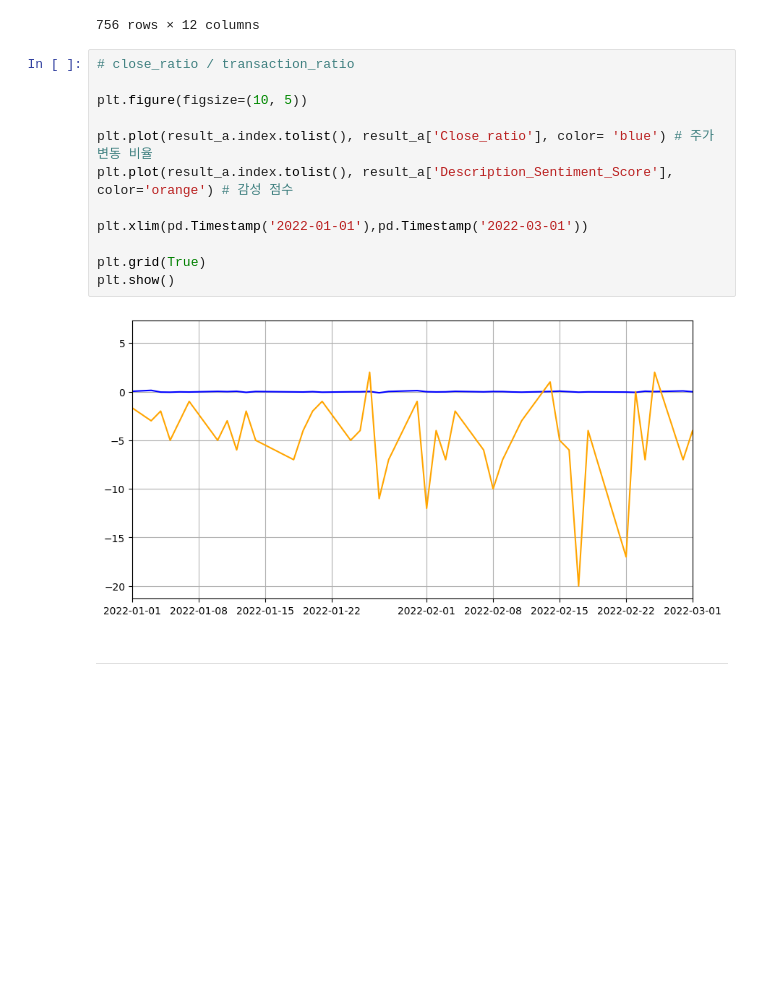
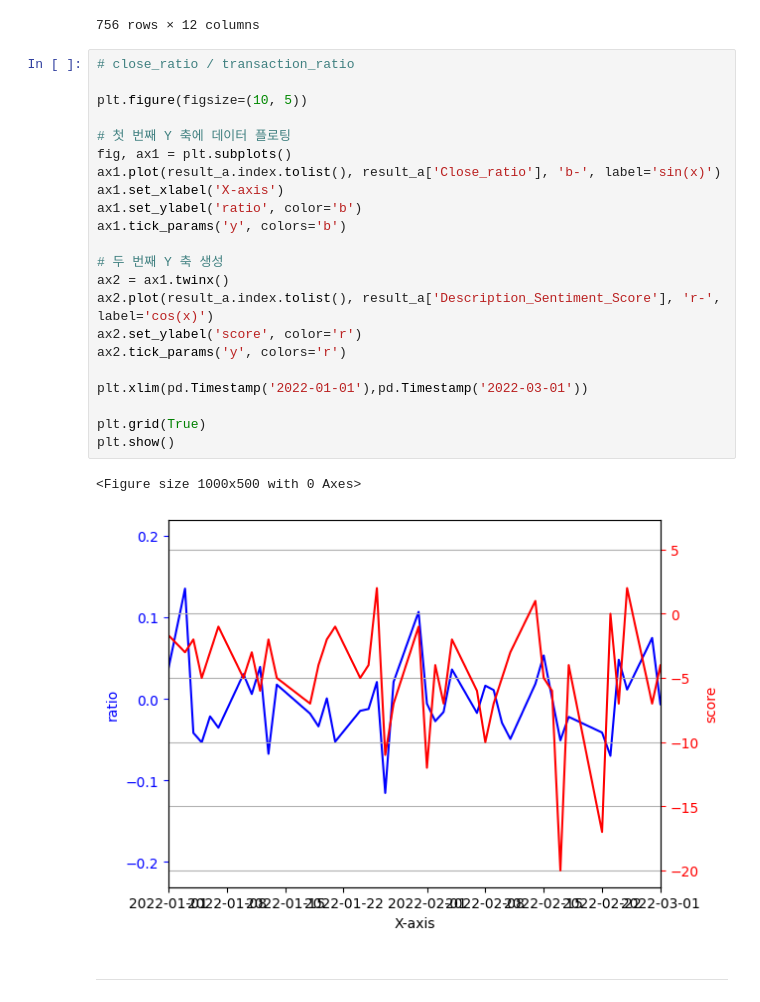
Before and after one commit to geun-hyoung/StockPredictionByTextMining, a Jupyter notebook: txt_.ipynb, the cells around one changed output. Saved outputs shown, nothing was run; the diff lists cells and outputs as text; blank space fills up the shorter version.

```diff
--- a/txt_.ipynb
+++ b/txt_.ipynb
@@ -731,17 +731,28 @@ result_a
 # %%
 # close_ratio / transaction_ratio
 
 plt.figure(figsize=(10, 5))
 
-plt.plot(result_a.index.tolist(), result_a['Close_ratio'], color= 'blue') # 주가 변동 비율
-plt.plot(result_a.index.tolist(), result_a['Description_Sentiment_Score'], color='orange') # 감성 점수
+# 첫 번째 Y 축에 데이터 플로팅
+fig, ax1 = plt.subplots()
+ax1.plot(result_a.index.tolist(), result_a['Close_ratio'], 'b-', label='sin(x)')
+ax1.set_xlabel('X-axis')
+ax1.set_ylabel('ratio', color='b')
+ax1.tick_params('y', colors='b')
+
+# 두 번째 Y 축 생성
+ax2 = ax1.twinx()
+ax2.plot(result_a.index.tolist(), result_a['Description_Sentiment_Score'], 'r-', label='cos(x)')
+ax2.set_ylabel('score', color='r')
+ax2.tick_params('y', colors='r')
 
 plt.xlim(pd.Timestamp('2022-01-01'),pd.Timestamp('2022-03-01'))
 
 plt.grid(True)
 plt.show()
 # %% [output]
+<Figure size 1000x500 with 0 Axes>
-[figure, old version]
+[figure, new version]
 # %% [markdown]
 ---
 # %%
```
